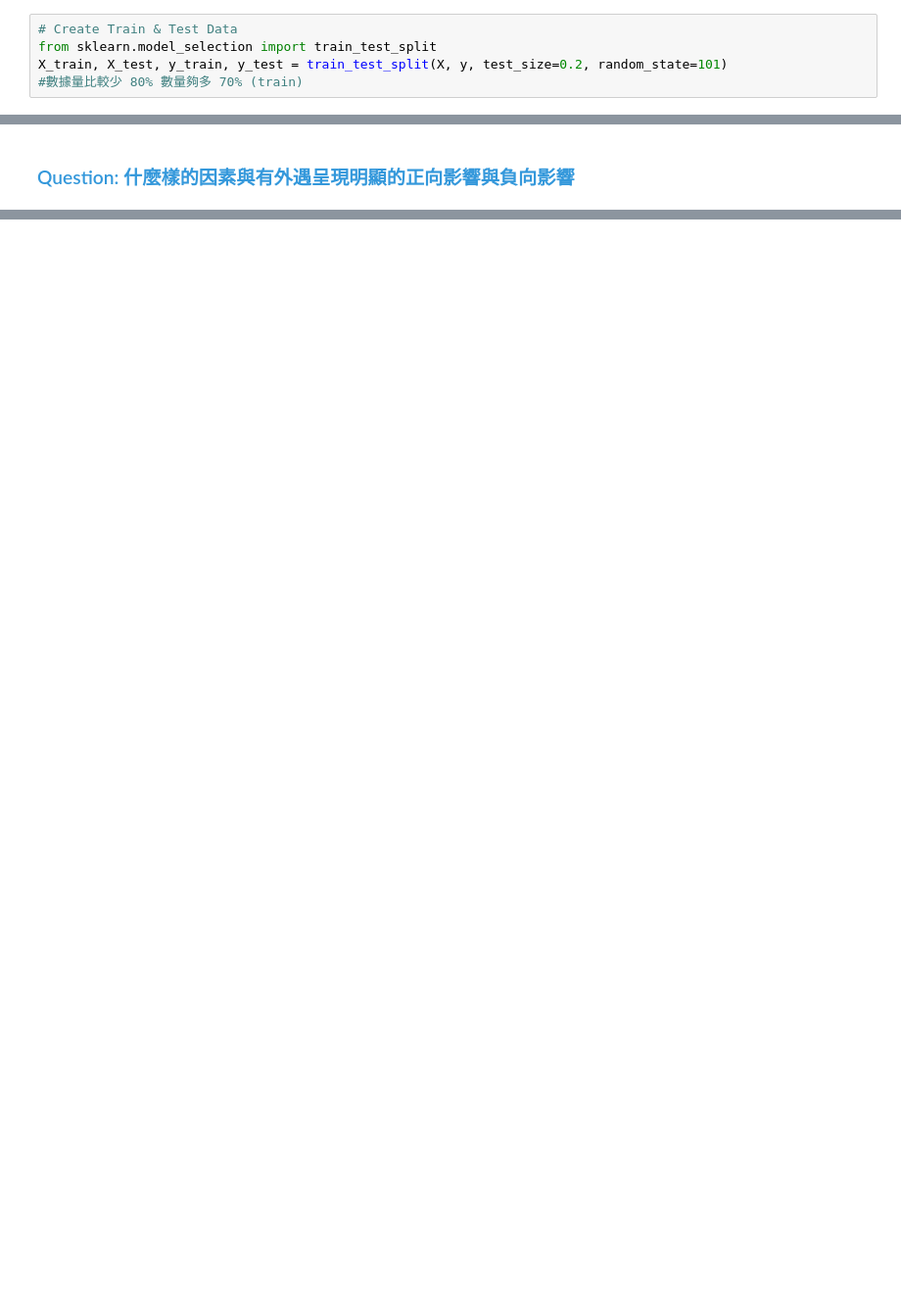
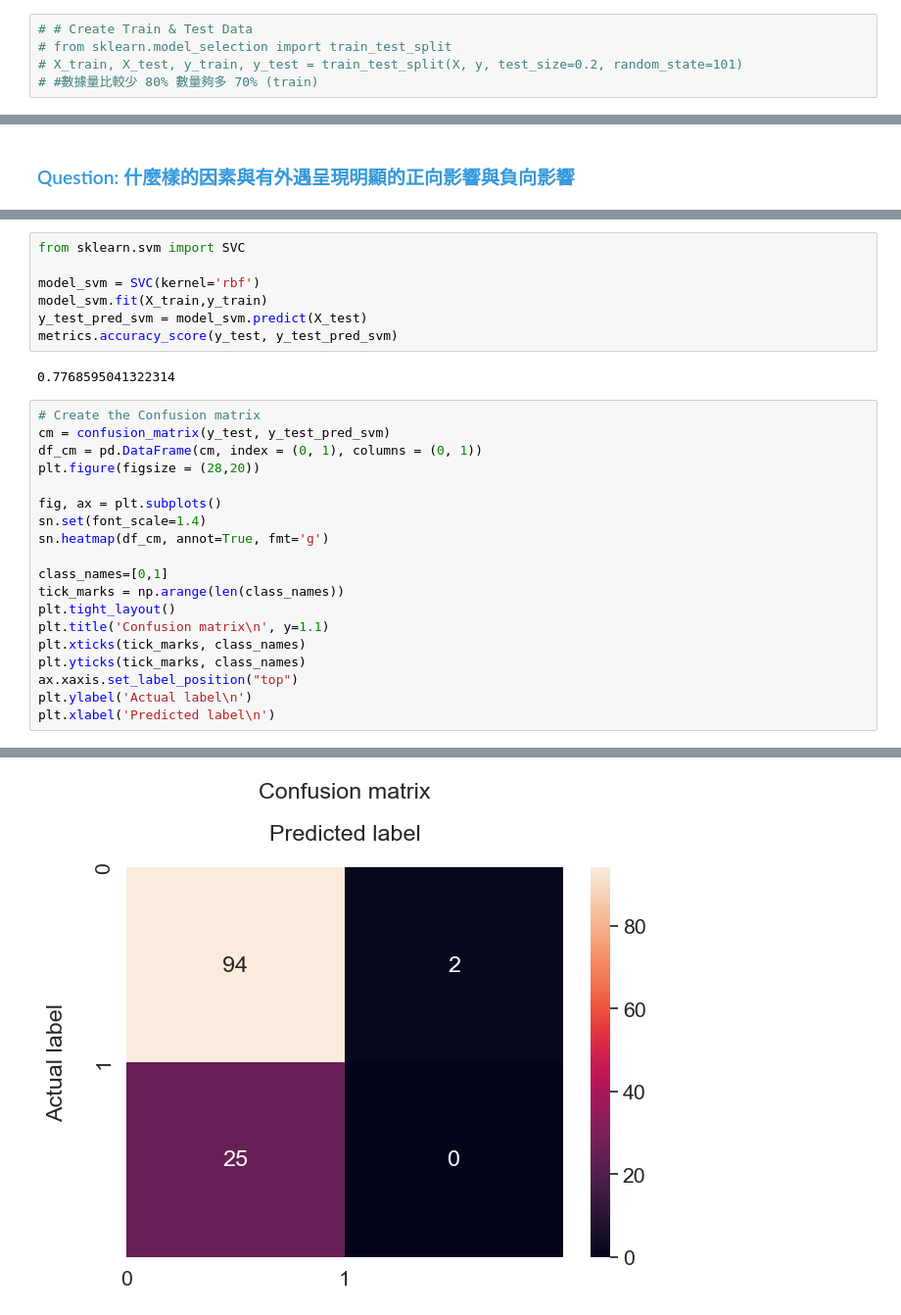
Before and after one commit to 0211-Eva-LU/iSan_, a Jupyter notebook: code test/2. Classification/2. Classification test.ipynb, the cells around one changed output, grey strips where cells are left out. Shown at 98% size. Saved outputs shown, nothing was run; the diff lists cells and outputs as text; blank space fills up the shorter version.

```diff
--- a/code test/2. Classification/2. Classification test.ipynb
+++ b/code test/2. Classification/2. Classification test.ipynb
@@ -336,7 +429,7 @@ X.columns = features
 # %%
-# Create Train & Test Data
-from sklearn.model_selection import train_test_split
-X_train, X_test, y_train, y_test = train_test_split(X, y, test_size=0.2, random_state=101)
-#數據量比較少 80% 數量夠多 70% (train)
+# # Create Train & Test Data
+# from sklearn.model_selection import train_test_split
+# X_train, X_test, y_train, y_test = train_test_split(X, y, test_size=0.2, random_state=101)
+# #數據量比較少 80% 數量夠多 70% (train)
 # %%
 print(X_train.shape, X_test.shape, y_train.shape, y_test.shape)
@@ -428,0 +570,29 @@ print(native_weights.plot(kind='bar'))
+# %%
+from sklearn.svm import SVC
+
+model_svm = SVC(kernel='rbf')
+model_svm.fit(X_train,y_train)
+y_test_pred_svm = model_svm.predict(X_test)
+metrics.accuracy_score(y_test, y_test_pred_svm)
+# %% [output]
+0.7768595041322314
+# %%
+# Create the Confusion matrix
+cm = confusion_matrix(y_test, y_test_pred_svm)
+df_cm = pd.DataFrame(cm, index = (0, 1), columns = (0, 1))
+plt.figure(figsize = (28,20))
+
+fig, ax = plt.subplots()
+sn.set(font_scale=1.4)
+sn.heatmap(df_cm, annot=True, fmt='g')
+
+class_names=[0,1]
+tick_marks = np.arange(len(class_names))
+plt.tight_layout()
+plt.title('Confusion matrix\n', y=1.1)
+plt.xticks(tick_marks, class_names)
+plt.yticks(tick_marks, class_names)
+ax.xaxis.set_label_position("top")
+plt.ylabel('Actual label\n')
+plt.xlabel('Predicted label\n')
+# %% [output]
@@ -428,0 +601 @@ print(native_weights.plot(kind='bar'))
+[figure, added]
```
Also changed, not shown: parts of 48 cells of this notebook, 11 other files.
